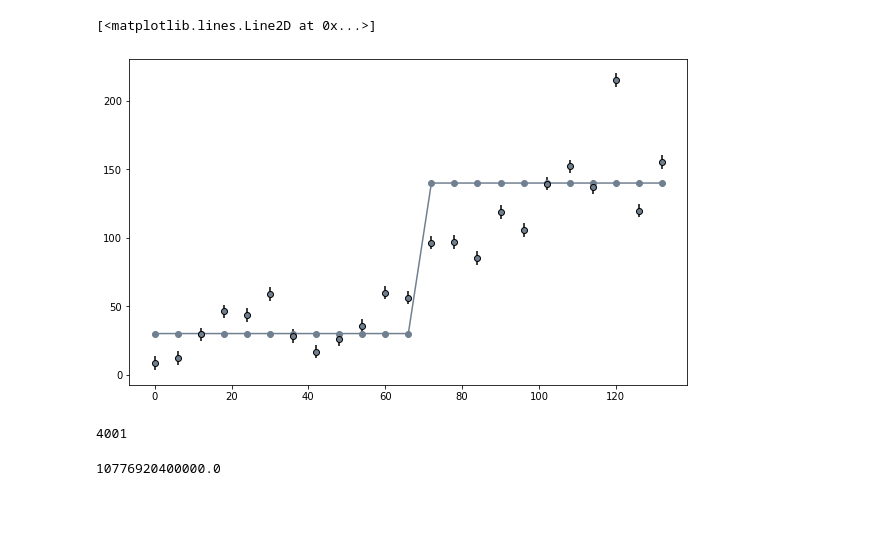
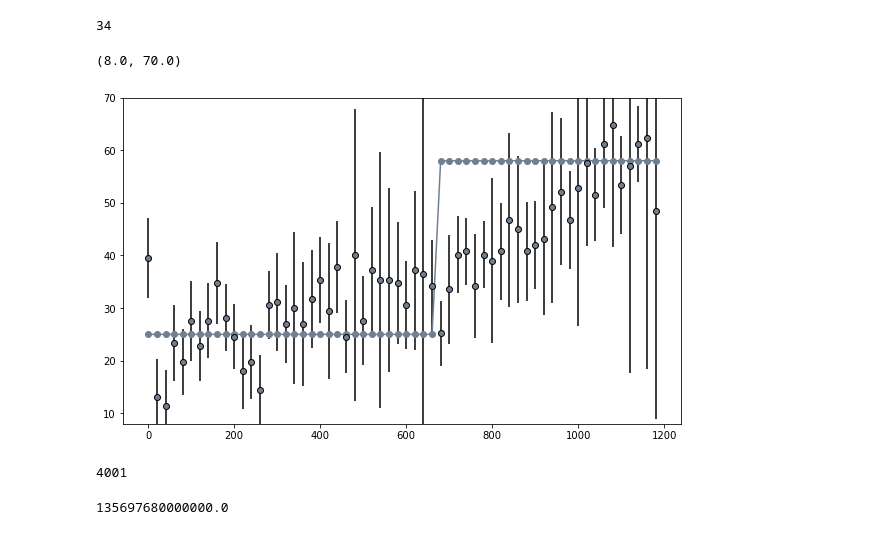
Before and after one commit to Lewisc2/QtzDiffusion, a Jupyter notebook: TiinQtz_exmpl.ipynb, the cells around one changed output. Cells and saved outputs as stored; diff of their text form; code cells hidden in the pictures; blank space fills up the shorter version.

Commit message:
Fixed matrix flip issue. Used different profile.

```diff
--- a/TiinQtz_exmpl.ipynb
+++ b/TiinQtz_exmpl.ipynb
@@ -3,12 +3,12 @@ import numpy as np
 import pandas as pd
 import matplotlib.pyplot as plt
 # %%
-path = '/Users/ctlewis/Documents/Programs_Coding/Tavazannietal_2020_TIinqtz.xlsx'
+path = '/Users/ctlewis/Documents/Programs_Coding/Ackersonetal_2018_fig2data.xlsx'
 sheet = 'Sheet1'
 
 # import dataset
 data = pd.read_excel(path,
                      sheet_name=sheet)
 data.head()
-data = data.groupby('Crystal')
+data = data.groupby('sample')
 # %%
@@ -18,18 +21,18 @@ C1_L1 = C1_L1.reset_index()
 # %%
 # turn the data of interest into a 1D array
-Ti = C1_L1.Ti
-# L = np.array(q3_17_31.dist_um)
-# L = np.flip(L)
-# unc = 2.5 #uncertainty (please propogate)
+Ti = kcp.ti # Fig 2.C data. Low Ti on rim side
+Ti = np.flip(Ti)
 
 # set the resolution of your data (distance between spots)
-resolution = 6 # um
+resolution = 20 # um
 L = np.linspace(0,(len(Ti)-1)*resolution,len(Ti)) # an array containing x data from start to finish
                                                   # This is used for setting up your mesh later
+# L = np.flip(L)
 
 
 #plot measured profile
 fig,ax = plt.subplots(figsize=(10,6))
-ax.errorbar(L,Ti,yerr=C1_L1.err,fmt='o',mfc='slategray',mec='k',ecolor='k')
+ax.errorbar(L,Ti,yerr=kcp.ti_err,fmt='o',mfc='slategray',mec='k',ecolor='k')
+# ax.plot(L,Ti,'ok')
 # %% [output]
 <ErrorbarContainer object of 3 artists>
@@ -37,6 +48,6 @@ ax.errorbar(L,Ti,yerr=C1_L1.err,fmt='o',mfc='slategray',mec='k',ecolor='k')
 # %%
 # spots from the interior point to where you want your initial step function to be (python starts counting at 0)
-xth_spot = 12
+xth_spot = len(L) - 26 # count from opposite side since it is less poinnts to count
 x_core = L[xth_spot] # core side
 dx = resolution
 x_core_mesh = int(x_core/dx) # the ith point in your x-value mesh that will diffuse
@@ -47,31 +58,22 @@ C_rim = Ti[xth_spot-1] # rim side concentration
 #initial condition
 u_n = np.zeros(len(L)) # Creates an array of appropriate size to set your initial condition for concentration
                         # This is u at the t-1 (i.e., previous) time. Also used to set initial condition
-u_n[:x_core_mesh] = 30 # Set a constant concentration on the core side of the crystal
-u_n[x_core_mesh:] = 140 # Set a constant concentration on the rim side of the crystal
+u_n[x_core_mesh:] = 58 # Set a constant concentration on the core side of the crystal - flip colon if rim on other side
+u_n[:x_core_mesh] = 25 # Set a constant concentration on the rim side of the crystal - flip colon if rim on other side
+# note hte colons would need to be flipped in the diffusion function below as well
 
-# def get_initialprofile(Ti,dist,resolution,x_thspot):
-#     """
-#     """
-#     L = np.array(dist)
-#     x_core = L[xth_spot]
-#     dx = resolution
-#     x_core_mesh = int(x_core/dx)
-#     C_core = Ti[xth_spot]
-#     C_rim = Ti[xth_spot-1]
-#     u_n = np.zeros(len(L))
-#     u_n[:x_core_mesh] = C_core
-#     u_n[x_core_mesh:] = C_rim
-
-#     return u_n
+print(len(L)-26)
+# %% [output]
+34
 # %%
 # plot your data and the initial profile
 fig,ax = plt.subplots(figsize=(10,6))
-ax.errorbar(L,Ti,yerr=C1_L1.err,fmt='o',mfc='slategray',mec='k',ecolor='k')
+ax.errorbar(L,Ti,yerr=kcp.ti_err,fmt='o',mfc='slategray',mec='k',ecolor='k')
 ax.plot(L,u_n,'-',marker='o',color='slategray')
+ax.set_ylim(8,70)
 # %% [output]
-[<matplotlib.lines.Line2D at 0x...>]
+(8.0, 70.0)
-[figure, old version]
+[figure, new version]
 # %%
 # set up your time mesh that you will use to run the diffusion model
 def time_mesh(maxtime,iterations,timeunit='years'):
@@ -243,7 +240,9 @@ min_residuals, bestfit_solution, locbestfit, summed_residuals, localminima = lea
 # %%
+#%timeit min_residuals, bestfit_solution, locbestfit, summed_residuals, localminima = least_squaredresiduals(solutions,Fo)
+min_residuals, bestfit_solution, locbestfit, summed_residuals, localminima = least_squaredresiduals(solutions,Ti)
 t[locbestfit]
 # %% [output]
-10776920400000.0
+135697680000000.0
 # %%
 fig, ax = plt.subplots(2,1, figsize=(10,12))
 
```
Also changed, not shown: parts of 8 cells of this notebook.
